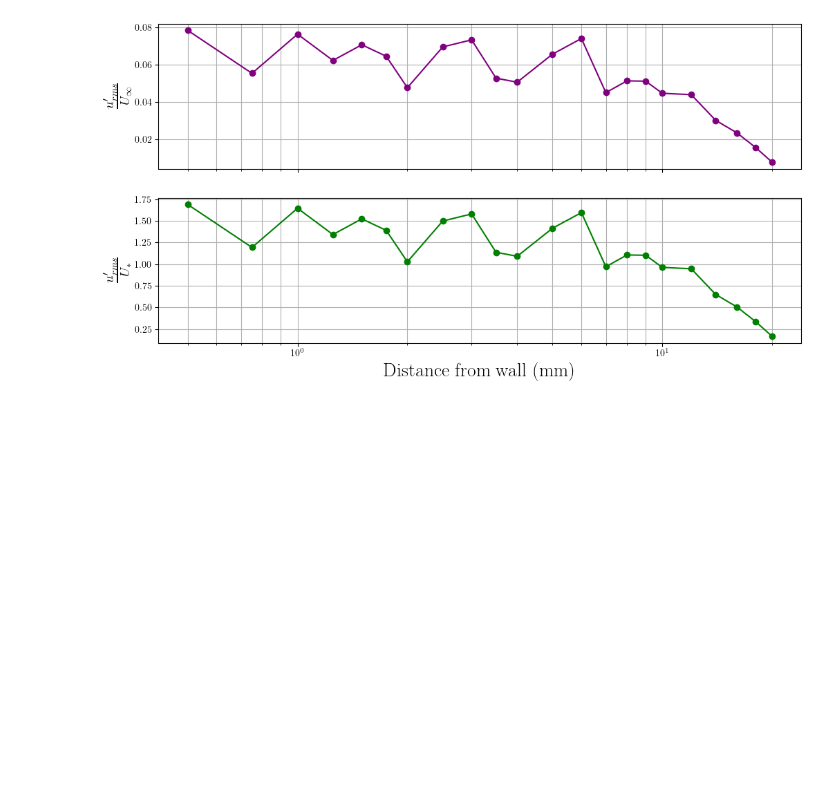
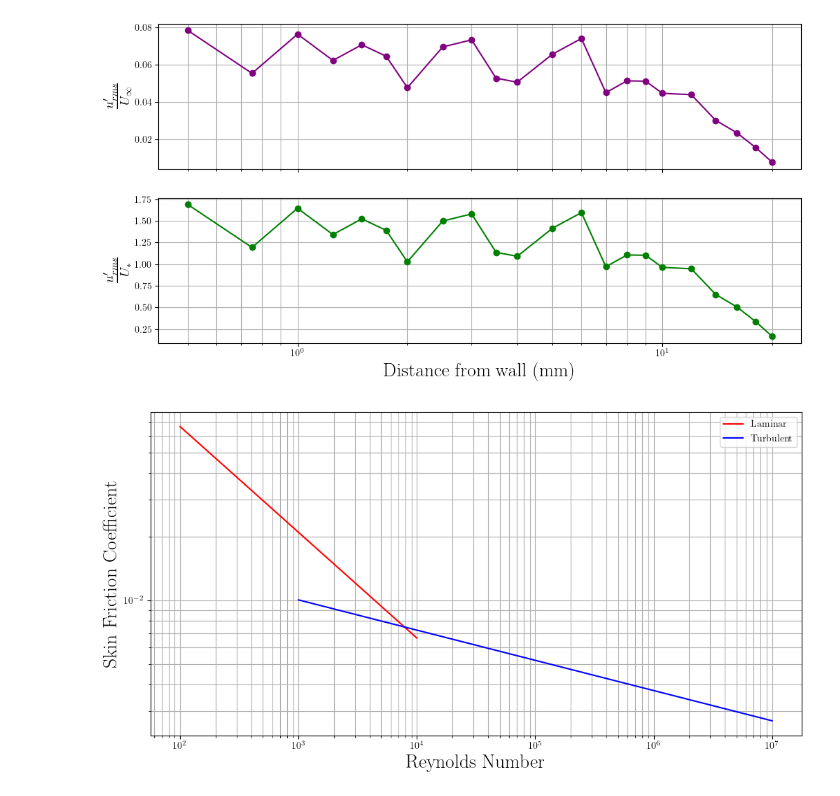
Before and after one commit to lpender3672/MEng-CW, a Jupyter notebook: IIA/3A1/Transition_to_turbulence/analysis.ipynb, the cells around one changed output. Cells and saved outputs as stored; diff of their text form; code cells hidden in the pictures; blank space fills up the shorter version.

Commit message:
looked at changes in Cf with flow condition reynolds number
Signed-off-by: lpender3672 <58957722+lpender3672@users.noreply.github.com>

```diff
--- a/IIA/3A1/Transition_to_turbulence/analysis.ipynb
+++ b/IIA/3A1/Transition_to_turbulence/analysis.ipynb
@@ -125,3 +125,26 @@ plt.savefig('u_fluctuation.png', dpi=600)
 plt.show()
 # %% [output]
 [figure]
+# %%
+
+ReD_lam = np.logspace(2, 4, 1000)
+Cf_lam = 0.664 / np.sqrt(ReD_lam)
+
+ReD_turb = np.logspace(3, 7, 1000)
+Cf_turb = 0.027 / (ReD_turb ** (1/7))
+
+plt.figure(figsize=(12, 6))
+plt.plot(ReD_lam, Cf_lam, label="Laminar", color='r')
+plt.plot(ReD_turb, Cf_turb, label="Turbulent", color='b')
+
+plt.xscale('log')
+plt.yscale('log')
+plt.grid(which='both')
+plt.xlabel('Reynolds Number', fontsize = 20)
+plt.ylabel('Skin Friction Coefficient', fontsize = 20)
+plt.legend()
+
+plt.savefig('Cf.png', dpi=600)
+plt.show()
+# %% [output]
+[figure, added]
```
Also changed, not shown: 3 other files.
